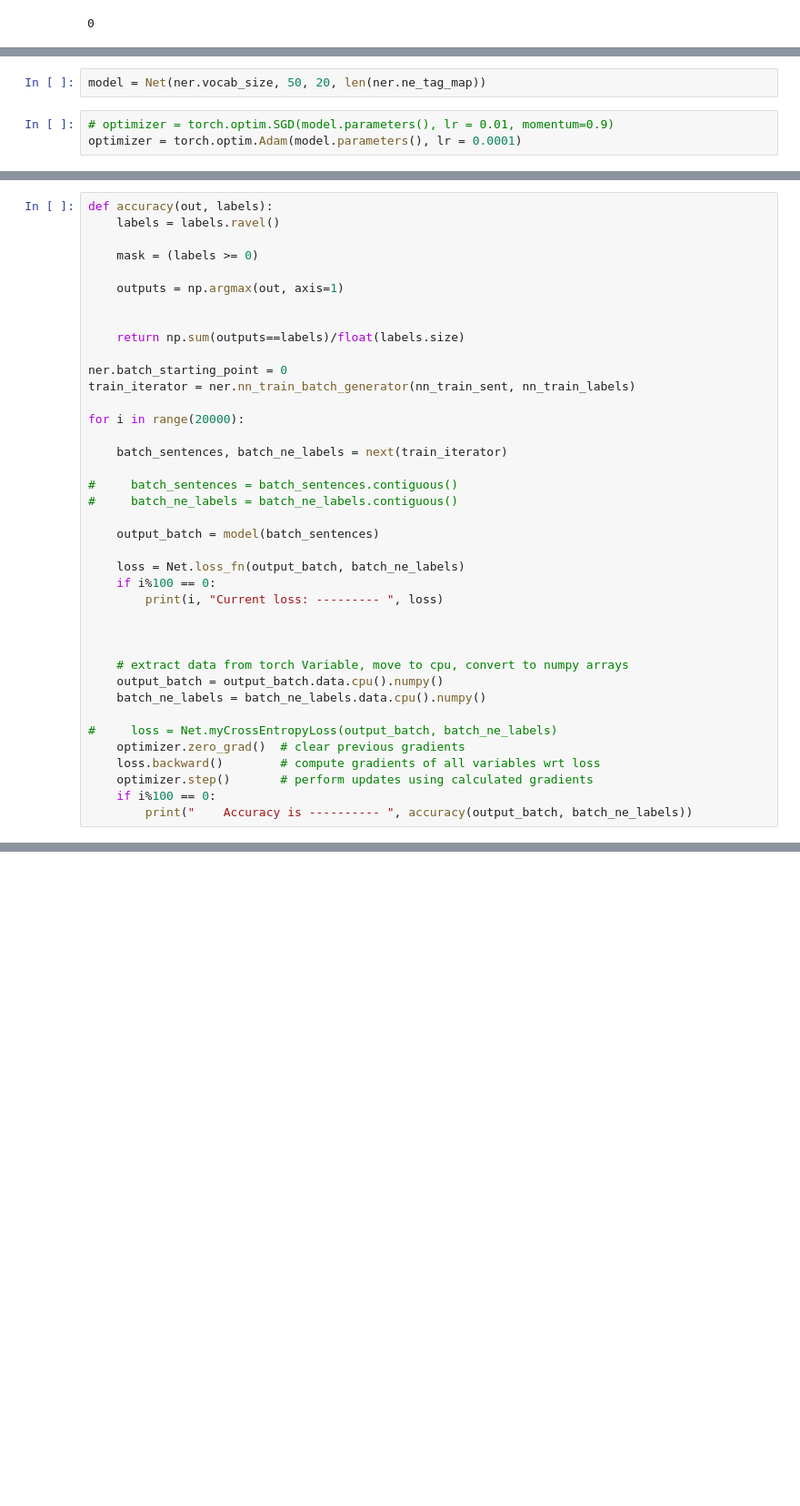
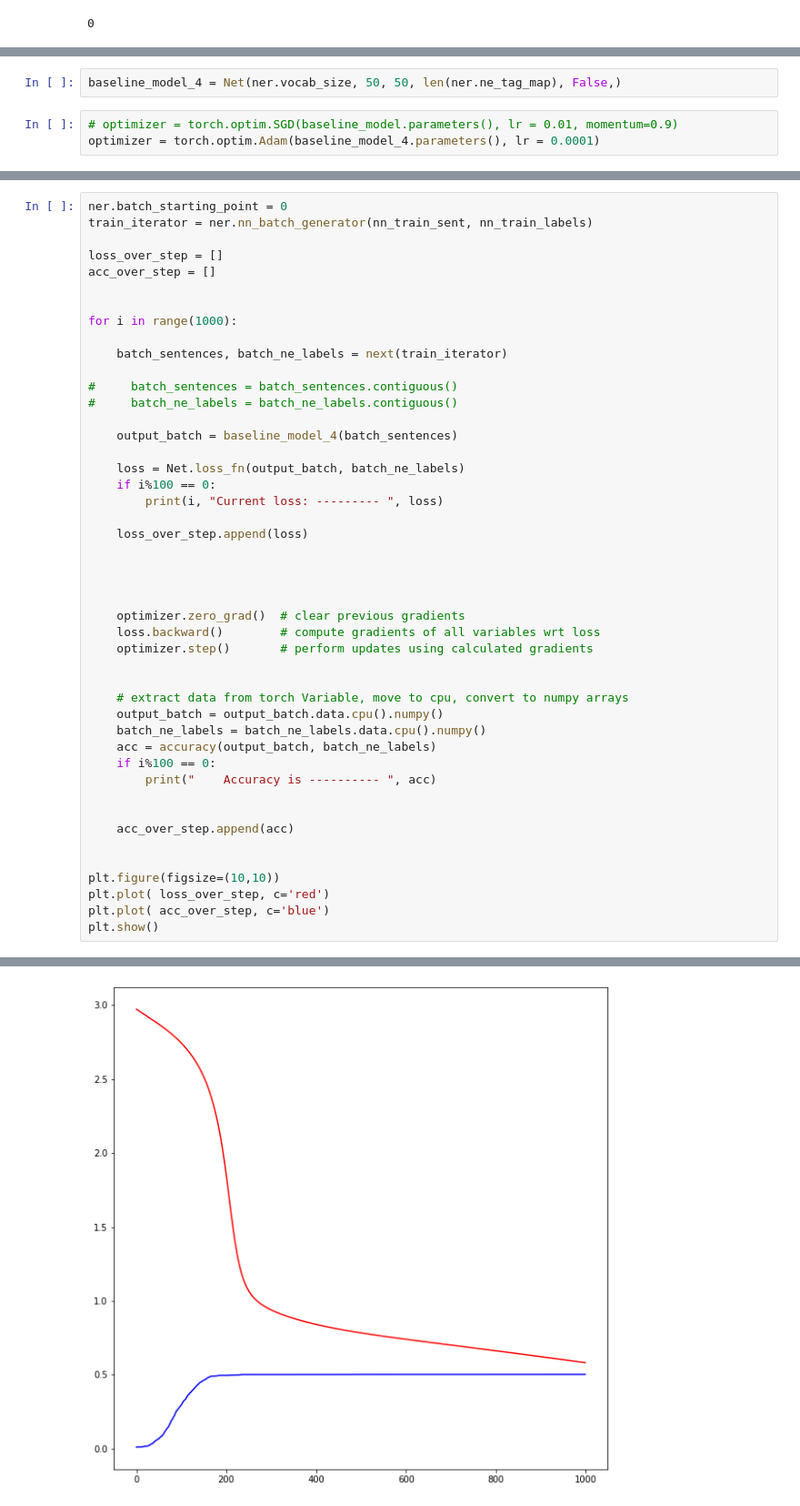
Before and after one commit to Ioana-P/Named_Entity_Recog_project, a Jupyter notebook: testing_torch_model.ipynb, the cells around one changed output, grey strips where cells are left out. Shown: that part at 91% size. Saved outputs shown, nothing was run; the diff lists cells and outputs as text; blank space fills up the shorter version.

```diff
--- a/testing_torch_model.ipynb
+++ b/testing_torch_model.ipynb
@@ -339,5 +535,5 @@ tensor(4)
 # %%
-model = Net(ner.vocab_size, 50, 20, len(ner.ne_tag_map))
+baseline_model_4 = Net(ner.vocab_size, 50, 50, len(ner.ne_tag_map), False,)
 # %%
-# optimizer = torch.optim.SGD(model.parameters(), lr = 0.01, momentum=0.9)
-optimizer = torch.optim.Adam(model.parameters(), lr = 0.0001)
+# optimizer = torch.optim.SGD(baseline_model.parameters(), lr = 0.01, momentum=0.9)
+optimizer = torch.optim.Adam(baseline_model_4.parameters(), lr = 0.0001)
@@ -348,40 +540,47 @@ ner.batch_starting_point
 # %%
-def accuracy(out, labels):
-    labels = labels.ravel()
+ner.batch_starting_point = 0
+train_iterator = ner.nn_batch_generator(nn_train_sent, nn_train_labels)
 
-    mask = (labels >= 0)
-
-    outputs = np.argmax(out, axis=1)
+loss_over_step = []
+acc_over_step = []
 
 
-    return np.sum(outputs==labels)/float(labels.size)
-
-ner.batch_starting_point = 0
-train_iterator = ner.nn_train_batch_generator(nn_train_sent, nn_train_labels)
-
-for i in range(20000):
+for i in range(1000):
 
     batch_sentences, batch_ne_labels = next(train_iterator)
 
 #     batch_sentences = batch_sentences.contiguous()
 #     batch_ne_labels = batch_ne_labels.contiguous()
 
-    output_batch = model(batch_sentences)
+    output_batch = baseline_model_4(batch_sentences)
 
     loss = Net.loss_fn(output_batch, batch_ne_labels)
     if i%100 == 0:
         print(i, "Current loss: --------- ", loss)
 
+    loss_over_step.append(loss)
+
+
+
+
+    optimizer.zero_grad()  # clear previous gradients
+    loss.backward()        # compute gradients of all variables wrt loss
+    optimizer.step()       # perform updates using calculated gradients
 
 
     # extract data from torch Variable, move to cpu, convert to numpy arrays
     output_batch = output_batch.data.cpu().numpy()
     batch_ne_labels = batch_ne_labels.data.cpu().numpy()
+    acc = accuracy(output_batch, batch_ne_labels)
+    if i%100 == 0:
+        print("    Accuracy is ---------- ", acc)
 
-#     loss = Net.myCrossEntropyLoss(output_batch, batch_ne_labels)
-    optimizer.zero_grad()  # clear previous gradients
-    loss.backward()        # compute gradients of all variables wrt loss
-    optimizer.step()       # perform updates using calculated gradients
-    if i%100 == 0:
-        print("    Accuracy is ---------- ", accuracy(output_batch, batch_ne_labels))
+
+    acc_over_step.append(acc)
+
+
+plt.figure(figsize=(10,10))
+plt.plot( loss_over_step, c='red')
+plt.plot( acc_over_step, c='blue')
+plt.show()
 # %% [output]
@@ -404,0 +607 @@ for i in range(20000):
+[figure, added]
```
Also changed, not shown: parts of 49 cells of this notebook, 1 other file.
